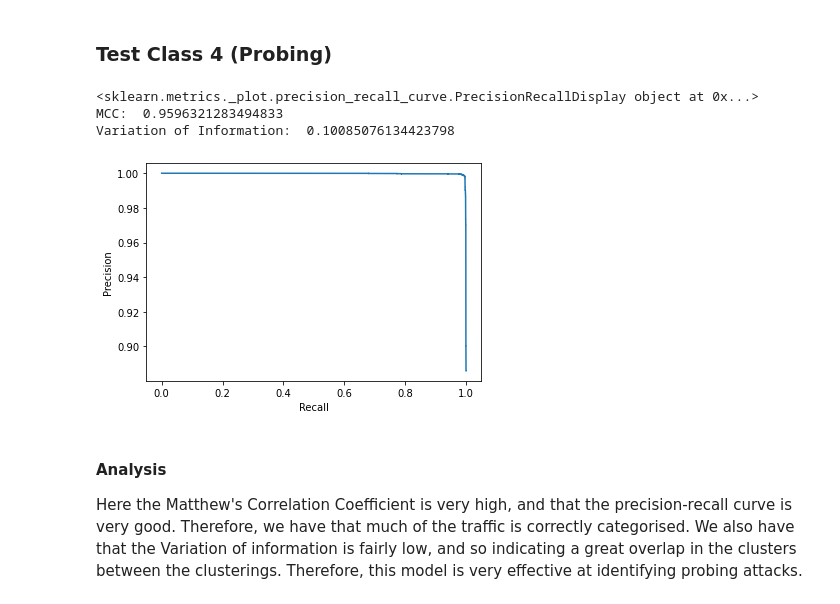
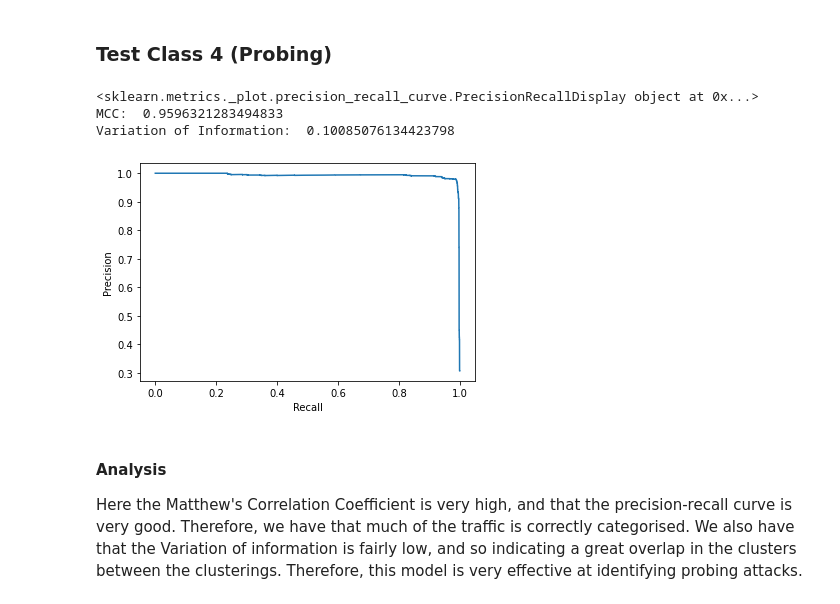
Before and after one commit to AdamEiffert/DST_Project1, a Jupyter notebook: report/06-Support Vector Machine.ipynb, the cells around one changed output. Saved outputs shown, nothing was run; the diff lists cells and outputs as text; code cells hidden in the pictures.

```diff
--- a/report/06-Support Vector Machine.ipynb
+++ b/report/06-Support Vector Machine.ipynb
@@ -198,22 +198,22 @@ Here we have that the MCC is okay, but not good. However, the precision recall c
 ### Test Class 4 (Probing)
 # %%
 test_4 = scale(df.loc[df['test'] == 4].iloc[:,:-2])
-true_class_4 = numpy.array(df[df["test"] == 4].iloc[:, -2])
-model_class_4 = best_params.predict(test_4)
+true_class_4 = numpy.array(df[df["test"] == 4].iloc[:, -2]) ^ True
+model_class_4 = best_params.predict(test_4) ^ True
 
-precision_4, recall_4, _ = precision_recall_curve(true_class_4, best_params.decision_function(test_4))
+precision_4, recall_4, _ = precision_recall_curve(true_class_4, -best_params.decision_function(test_4))
 curve_4 = PrecisionRecallDisplay(precision=precision_4, recall=recall_4)
 mcc_4 = matthews_corrcoef(true_class_4, model_class_4)
 voi_4 = variation_of_information_score(true_class_4, model_class_4)
 
 print(curve_4.plot())
 print("MCC: ", mcc_4)
 print("Variation of Information: ", voi_4)
 # %% [output]
 <sklearn.metrics._plot.precision_recall_curve.PrecisionRecallDisplay object at 0x...>
 MCC:  0.9596321283494833
 Variation of Information:  0.10085076134423798
-[figure, old version]
+[figure, new version]
 # %% [markdown]
 #### Analysis
 Here the Matthew's Correlation Coefficient is very high, and that the precision-recall curve is very good. Therefore, we have that much of the traffic is correctly categorised. We also have that the Variation of information is fairly low, and so indicating a great overlap in the clusters between the clusterings. Therefore, this model is very effective at identifying probing attacks.
```
Also changed, not shown: parts of 6 cells of this notebook, 1 other file.
